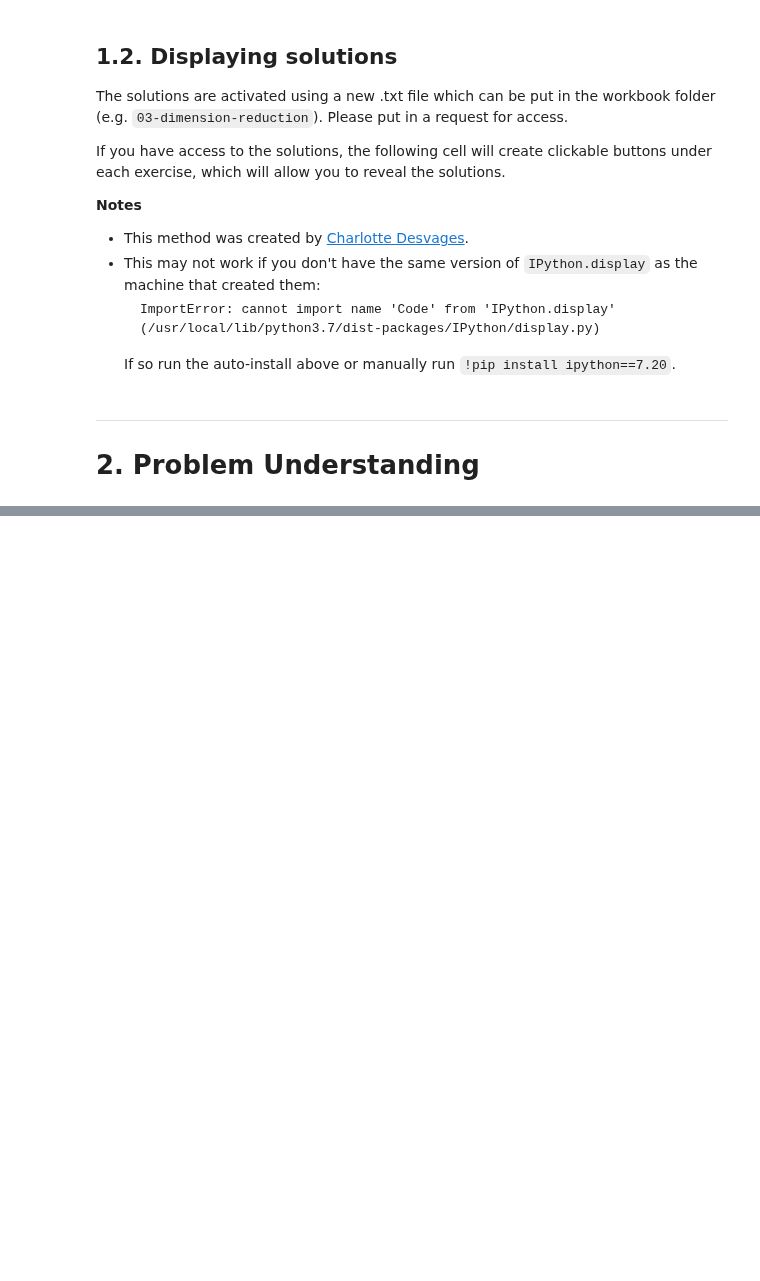
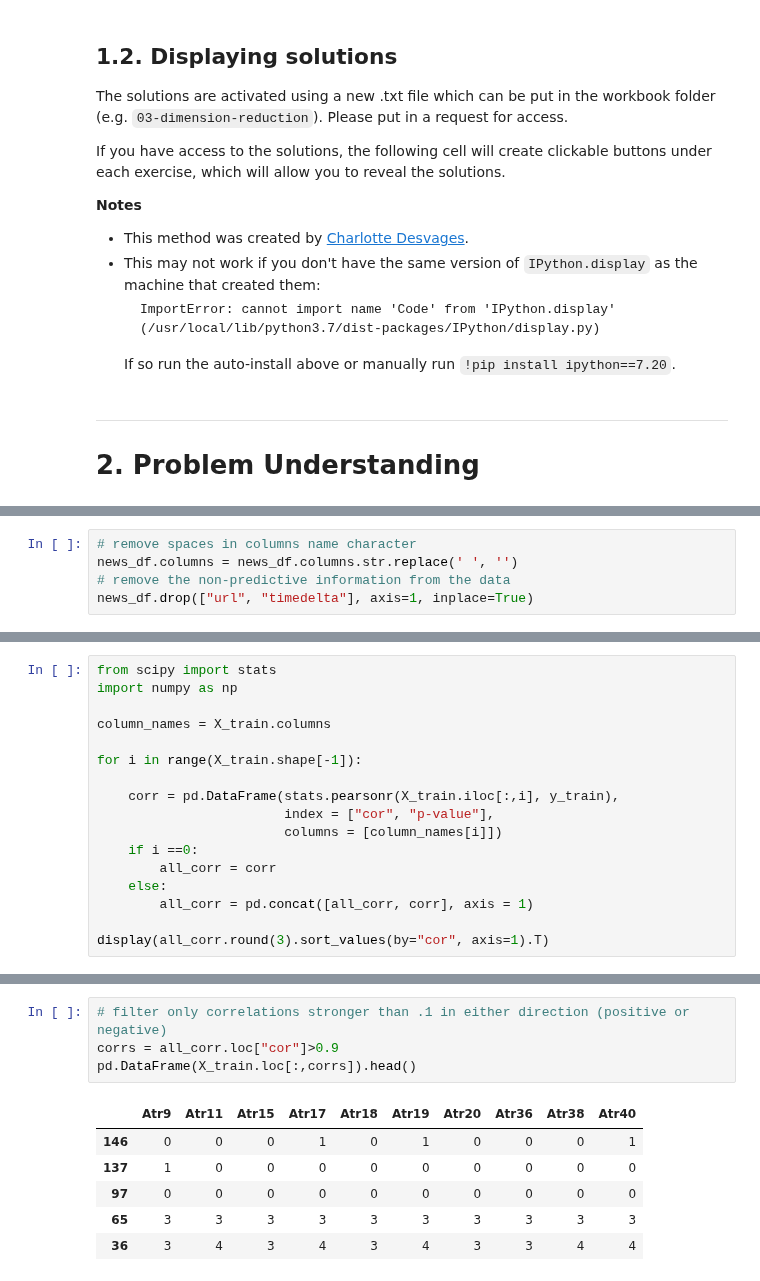
Before and after one commit to Eldave93/machine-learning-workbooks, a Jupyter notebook: 03-dimension-reduction/03_workbook.ipynb, the cells around one changed output, grey strips where cells are left out. Drawn from its saved outputs; the diff is of its cells as text; blank space fills up the shorter version.

```diff
--- a/03-dimension-reduction/03_workbook.ipynb
+++ b/03-dimension-reduction/03_workbook.ipynb
@@ -107,0 +172,5 @@ __Notes__
+# %%
+# remove spaces in columns name character
+news_df.columns = news_df.columns.str.replace(' ', '')
+# remove the non-predictive information from the data
+news_df.drop(["url", "timedelta"], axis=1, inplace=True)
@@ -107,0 +626,17 @@ __Notes__
+# %%
+from scipy import stats
+import numpy as np
+
+column_names = X_train.columns
+
+for i in range(X_train.shape[-1]):
+
+    corr = pd.DataFrame(stats.pearsonr(X_train.iloc[:,i], y_train),
+                        index = ["cor", "p-value"],
+                        columns = [column_names[i]])
+    if i ==0:
+        all_corr = corr
+    else:
+        all_corr = pd.concat([all_corr, corr], axis = 1)
+
+display(all_corr.round(3).sort_values(by="cor", axis=1).T)
@@ -107,0 +661,11 @@ __Notes__
+# %%
+# filter only correlations stronger than .1 in either direction (positive or negative)
+corrs = all_corr.loc["cor"]>0.9
+pd.DataFrame(X_train.loc[:,corrs]).head()
+# %% [output]
+|  | Atr9 | Atr11 | Atr15 | Atr17 | Atr18 | Atr19 | Atr20 | Atr36 | Atr38 | Atr40 |
+| 146 | 0 | 0 | 0 | 1 | 0 | 1 | 0 | 0 | 0 | 1 |
+| 137 | 1 | 0 | 0 | 0 | 0 | 0 | 0 | 0 | 0 | 0 |
+| 97 | 0 | 0 | 0 | 0 | 0 | 0 | 0 | 0 | 0 | 0 |
+| 65 | 3 | 3 | 3 | 3 | 3 | 3 | 3 | 3 | 3 | 3 |
+| 36 | 3 | 4 | 3 | 4 | 3 | 4 | 3 | 3 | 4 | 4 |
```
Also changed, not shown: parts of 40 cells of this notebook, 7 other files.
